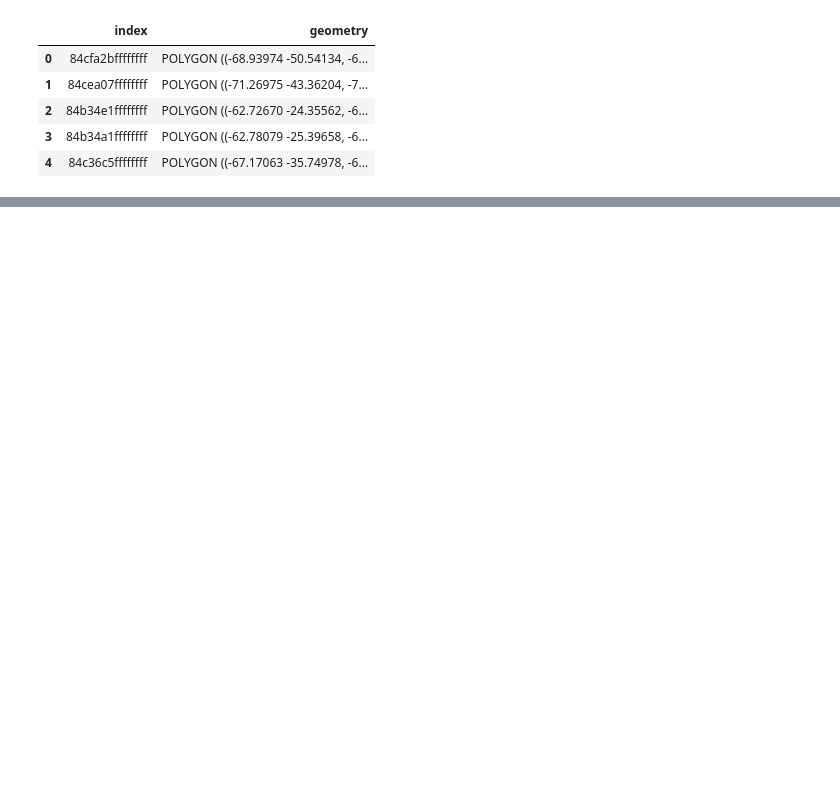
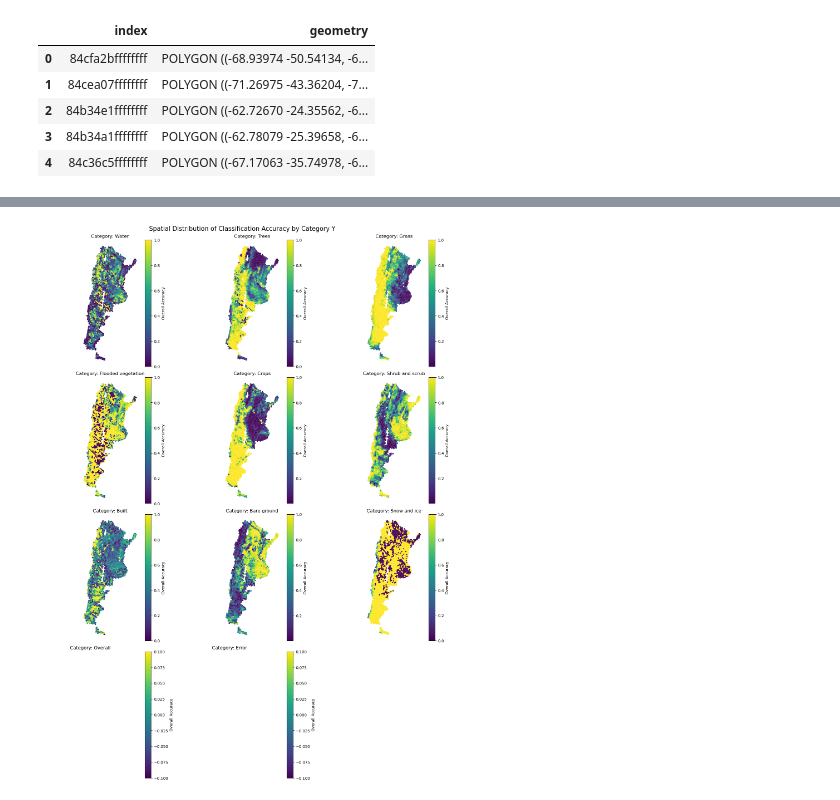
Before and after one commit to SantiRimedio/Tesina, a Jupyter notebook: Testeo_validacion_metodología_paper.ipynb, the cells around one changed output, grey strips where cells are left out. Drawn from its saved outputs; the diff is of its cells as text; code cells hidden in the pictures; blank space fills up the shorter version.

```diff
--- a/Testeo_validacion_metodología_paper.ipynb
+++ b/Testeo_validacion_metodología_paper.ipynb
@@ -330,0 +456,44 @@ KeyError: 'h3_address'
+# %%
+import matplotlib.pyplot as plt
+import geopandas as gpd
+
+# Merge the geodataframe with results
+merged = gdf.merge(results_df, left_on="index", right_on="h3_address")
+
+# Get unique categories in column "y"
+categories = merged["dw_class_name"].unique()
+num_categories = len(categories)
+
+# Define subplot layout
+cols = 3  # Number of columns in the grid layout
+rows = -(-num_categories // cols)  # Compute rows needed
+
+fig, axes = plt.subplots(rows, cols, figsize=(cols * 5, rows * 5), constrained_layout=True)
+
+# Flatten axes in case of single row
+axes = axes.flatten() if num_categories > 1 else [axes]
+
+# Loop through each category and plot
+for i, category in enumerate(categories):
+    ax = axes[i]
+    subset = merged[merged["dw_class_name"] == category]  # Filter by category
+
+    subset.plot(
+        column="proportion_difference",
+        ax=ax,
+        legend=True,
+        cmap="viridis",
+        legend_kwds={'label': 'Overall Accuracy'}
+    )
+
+    ax.set_title(f"Category: {category}")
+    ax.set_axis_off()
+
+# Hide unused subplots
+for j in range(i + 1, len(axes)):
+    fig.delaxes(axes[j])
+
+plt.suptitle("Spatial Distribution of Classification Accuracy by Category Y", fontsize=16)
+plt.show()
+# %% [output]
+[figure, added]
```
Also changed, not shown: parts of 13 cells of this notebook, 2 other files.
